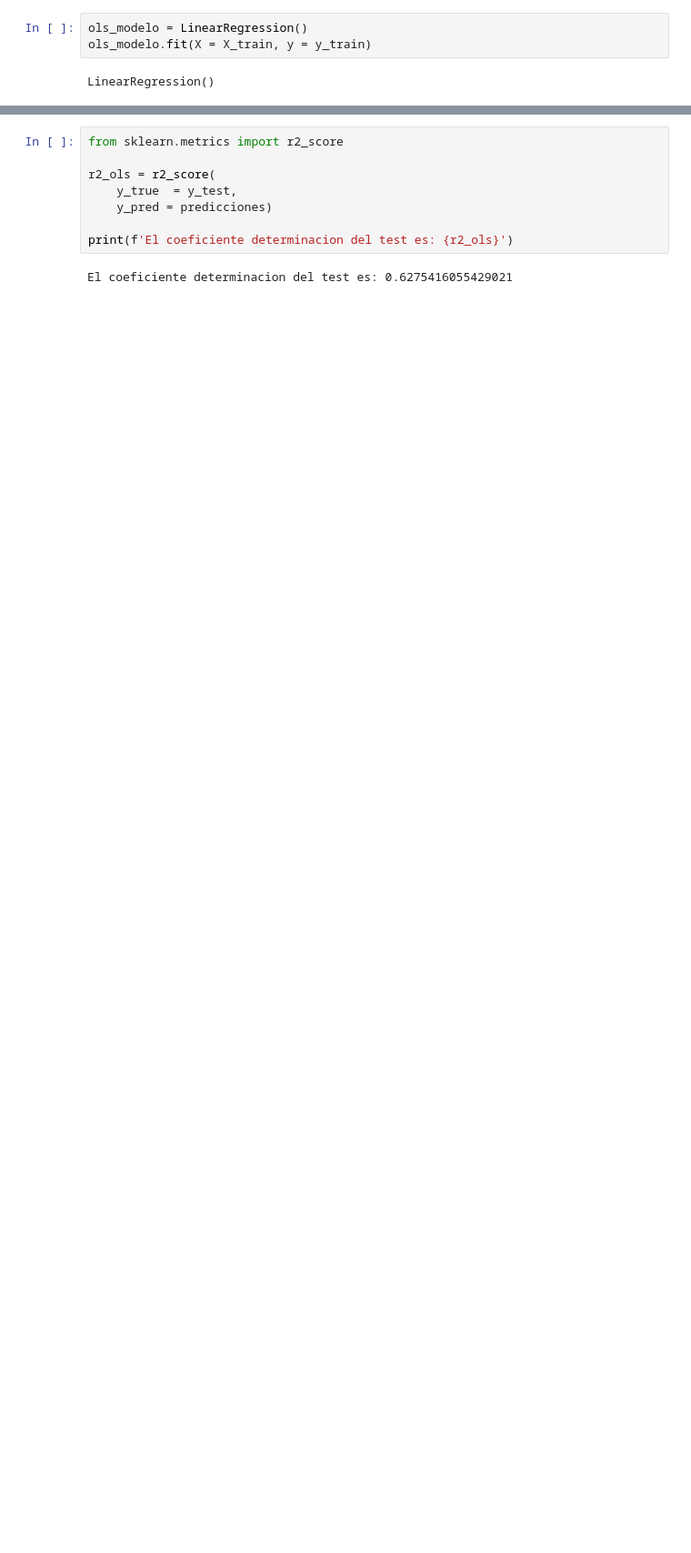
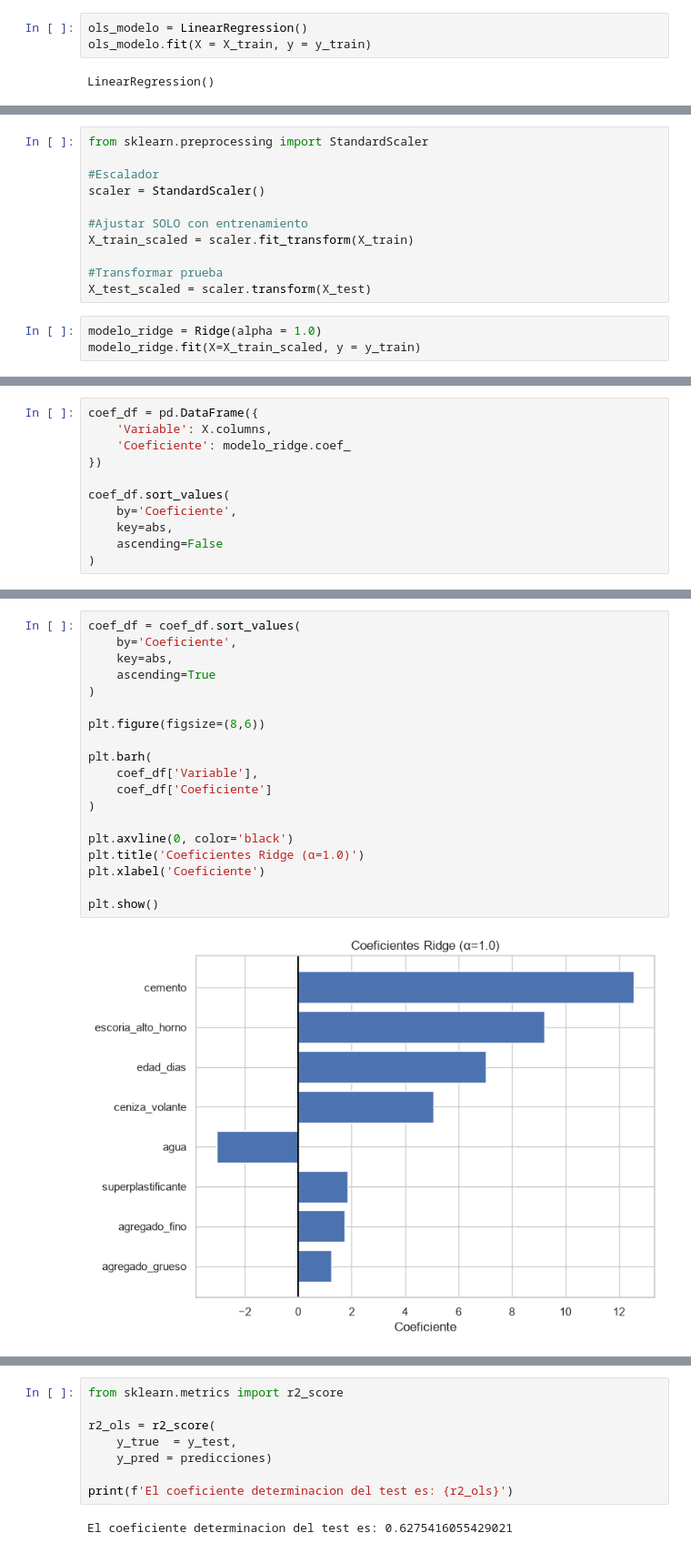
Before and after one commit to dashX1603/ConcreteStrength_Regression, a Jupyter notebook: TareaRegresion_Dashiel_Espinoza.ipynb, the cells around one changed output, grey strips where cells are left out. Shown at 91% size. Cells and saved outputs as stored; diff of their text form; blank space fills up the shorter version.

```diff
--- a/TareaRegresion_Dashiel_Espinoza.ipynb
+++ b/TareaRegresion_Dashiel_Espinoza.ipynb
@@ -489,0 +508,14 @@ plt.show()
+# %%
+from sklearn.preprocessing import StandardScaler
+
+#Escalador
+scaler = StandardScaler()
+
+#Ajustar SOLO con entrenamiento
+X_train_scaled = scaler.fit_transform(X_train)
+
+#Transformar prueba
+X_test_scaled = scaler.transform(X_test)
+# %%
+modelo_ridge = Ridge(alpha = 1.0)
+modelo_ridge.fit(X=X_train_scaled, y = y_train)
@@ -489,0 +526,11 @@ plt.show()
+# %%
+coef_df = pd.DataFrame({
+    'Variable': X.columns,
+    'Coeficiente': modelo_ridge.coef_
+})
+
+coef_df.sort_values(
+    by='Coeficiente',
+    key=abs,
+    ascending=False
+)
@@ -489,0 +549,21 @@ plt.show()
+# %%
+coef_df = coef_df.sort_values(
+    by='Coeficiente',
+    key=abs,
+    ascending=True
+)
+
+plt.figure(figsize=(8,6))
+
+plt.barh(
+    coef_df['Variable'],
+    coef_df['Coeficiente']
+)
+
+plt.axvline(0, color='black')
+plt.title('Coeficientes Ridge (α=1.0)')
+plt.xlabel('Coeficiente')
+
+plt.show()
+# %% [output]
+[figure, added]
```
Also changed, not shown: parts of 51 cells of this notebook.
